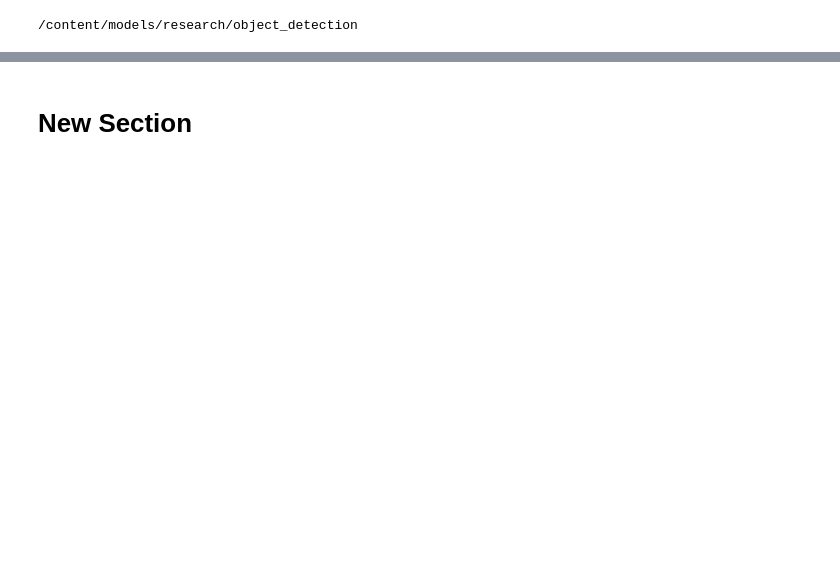
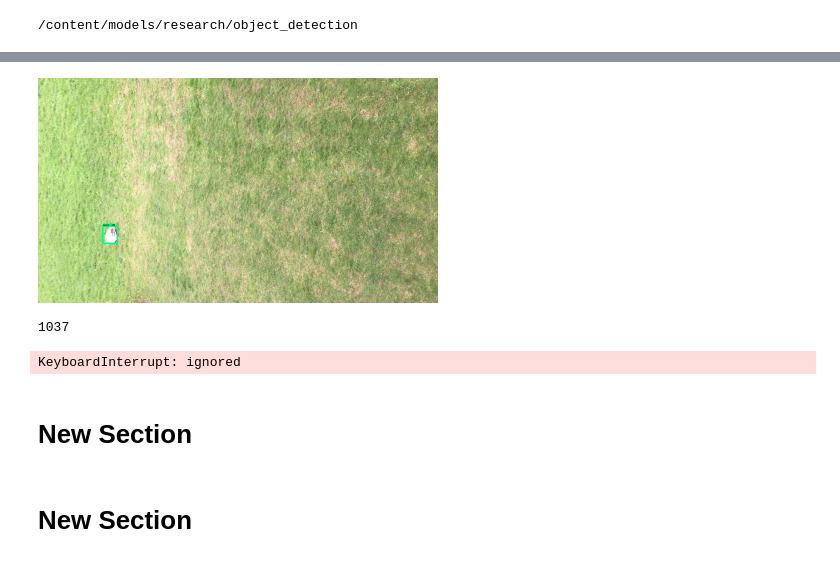
Before and after one commit to emmenets/neuralnetwork, a Jupyter notebook: 190731_rastionlydetection.ipynb, the cells around one changed output, grey strips where cells are left out. Saved outputs shown, nothing was run; the diff lists cells and outputs as text; code cells hidden in the pictures; blank space fills up the shorter version.

```diff
--- a/190731_rastionlydetection.ipynb
+++ b/190731_rastionlydetection.ipynb
@@ -448,6 +522,9 @@ num_detections = detection_graph.get_tensor_by_name('num_detections:0')
 video = cv2.VideoCapture(PATH_TO_VIDEO)
 print("ok")
 i = 0
+bildverarbeitnr = 0
+lasttime = time.time()
+acttime = time.time()
 while(video.isOpened()):
 
     # Acquire frame and expand frame dimensions to have shape: [1, None, None, 3]
@@ -464,36 +541,52 @@ while(video.isOpened()):
 
         # Draw the results of the detection (aka 'visulaize the results')
         vis_util.visualize_boxes_and_labels_on_image_array(
             frame,
             np.squeeze(boxes),
             np.squeeze(classes).astype(np.int32),
             np.squeeze(scores),
             category_index,
             use_normalized_coordinates=True,
             line_thickness=8,
             min_score_thresh=0.80)
 
         # All the results have been drawn on the frame, so it's time to display it.
 
         frame = imutils.resize(frame, 400)
-        cv2_imshow(frame)
-        print(boxes)
-        time.sleep(1)
-        clear_output()
+        #cv2_imshow(frame)
+        #print(boxes)
+        cv2.imwrite("/content/models/research/object_detection/images/bildverarbeitet/"+str(bildverarbeitnr)+".jpg", frame)
+        bildverarbeitnr += 1
+        acttime = time.time()
+
+        if acttime - lasttime > 1:
+          clear_output()
+          cv2_imshow(frame)
+          print(bildverarbeitnr)
+          lasttime = acttime
+
+
+        #clear_output()
 
 
         # Press 'q' to quit
         #print(i)
         #i = i + 1
         #if cv2.waitKey(1) == ord('q'):
         #    break
     else:
         break
 
 # Clean up
 print("end1")
 #video.release()
 #cv2.destroyAllWindows()
 print("end2")
+# %% [output]
+[figure, added]
+1037
+KeyboardInterrupt: ignored
 # %% [markdown]
 # New Section
+# %% [markdown]
+# New Section
```
Also changed, not shown: parts of 11 cells of this notebook.
